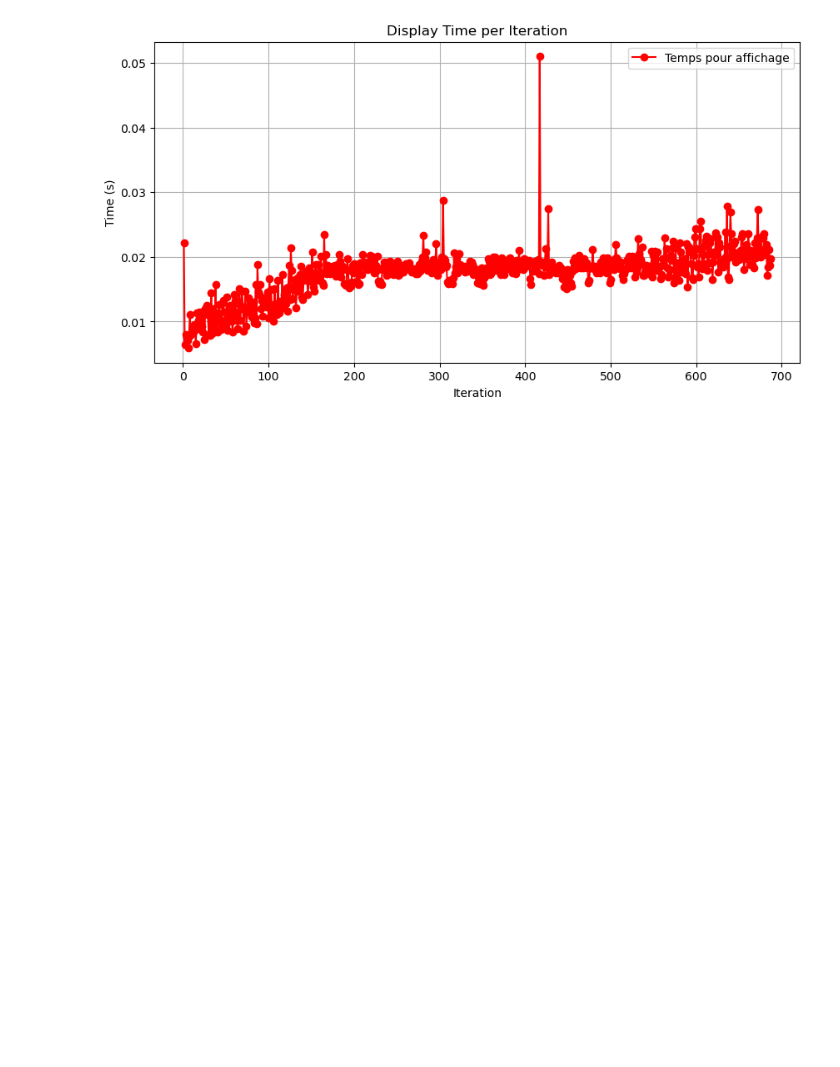
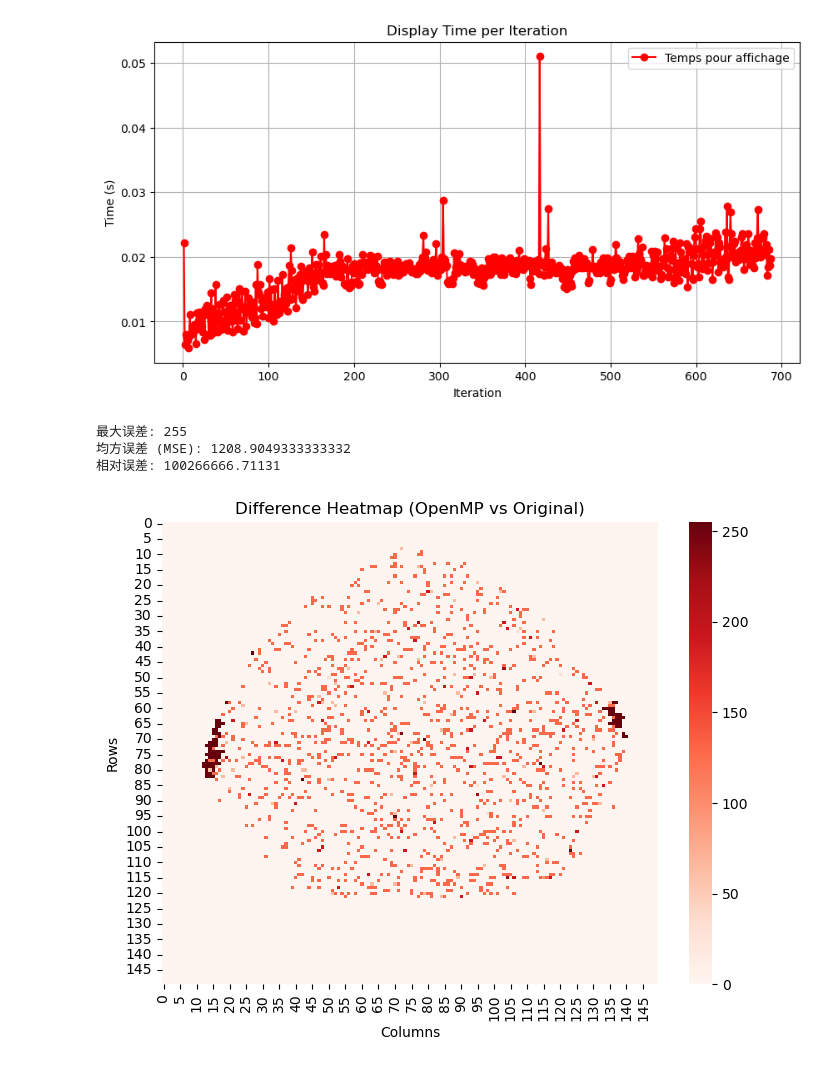
Before and after one commit to Flyingfish812/OS202-projet, a Jupyter notebook: tool.ipynb, the cells around one changed output. Cells and saved outputs as stored; diff of their text form; code cells hidden in the pictures; blank space fills up the shorter version.

```diff
--- a/tool.ipynb
+++ b/tool.ipynb
@@ -136,3 +136,56 @@ Average time for étape: 0.024216 seconds
 Average time for affichage: 0.017480 seconds
 [figure]
 [figure]
+# %%
+import numpy as np
+import matplotlib.pyplot as plt
+import seaborn as sns
+
+def load_fire_map(filename):
+    """ 读取火势地图或植被地图，并转换为 numpy 数组 """
+    with open(filename, 'r') as f:
+        data = [list(map(int, line.split())) for line in f.readlines()]
+    return np.array(data)
+
+def compare_maps(file1, file2, output_diff="difference_heatmap.png"):
+    """
+    比较两张火势或植被地图：
+    - 计算二者的逐像素差值
+    - 显示误差热力图
+    - 计算最大误差、均方误差（MSE）、相对误差
+    """
+    map1 = load_fire_map(file1)
+    map2 = load_fire_map(file2)
+
+    # 计算差值
+    diff = np.abs(map1 - map2)
+
+    # 计算误差统计
+    max_diff = np.max(diff)
+    mse = np.mean(diff**2)
+    relative_error = np.mean(diff / (map1 + 1e-8))  # 避免除零
+
+    print(f"最大误差: {max_diff}")
+    print(f"均方误差 (MSE): {mse}")
+    print(f"相对误差: {relative_error:.5f}")
+
+    # 画误差热力图
+    plt.figure(figsize=(8, 6))
+    sns.heatmap(diff, cmap="Reds", annot=False, cbar=True)
+    plt.title("Difference Heatmap (OpenMP vs Original)")
+    plt.xlabel("Columns")
+    plt.ylabel("Rows")
+    plt.savefig(output_diff)
+    plt.show()
+
+# 示例调用：
+# OpenMP 优化前后的 `fire_map_step_100.txt` 进行对比
+file1 = "src/outputs_original/fire_map_step_100.txt"  # 原始版本
+file2 = "src/outputs_openmp/fire_map_step_100.txt"    # OpenMP 版本
+
+compare_maps(file1, file2)
+# %% [output]
+最大误差: 255
+均方误差 (MSE): 1208.9049333333332
+相对误差: 100266666.71131
+[figure, added]
```
Also changed, not shown: 39 other files.
